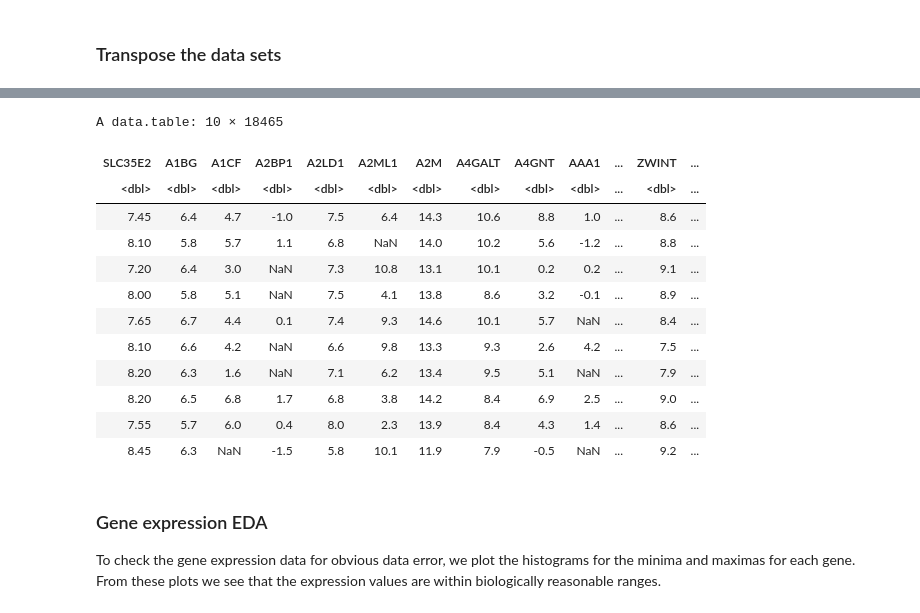
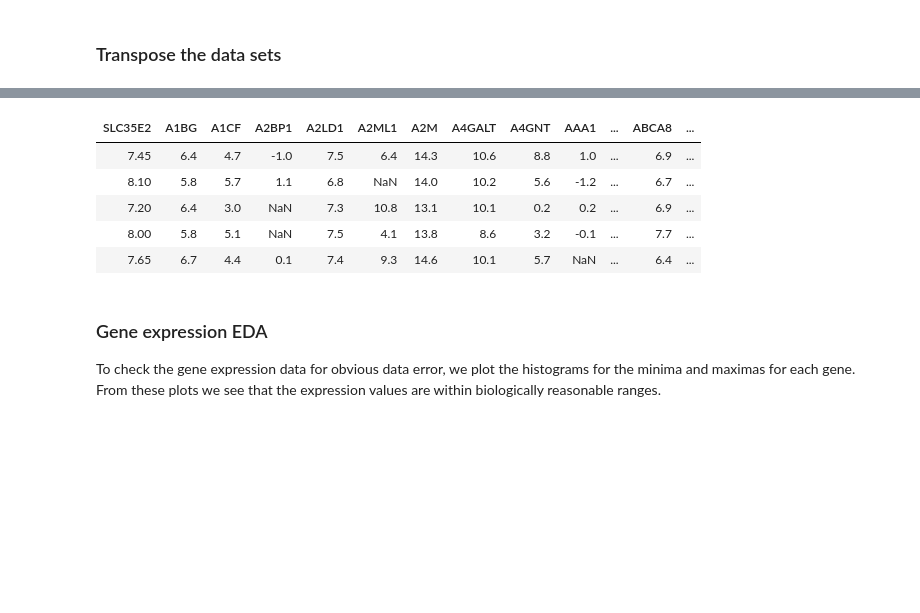
Before and after one commit to markmartorilopez/BigDataAnalytics_R, a Jupyter notebook: BigDataAnalytics_Project2021.ipynb, the cells around one changed output, grey strips where cells are left out. Saved outputs shown, nothing was run; the diff lists cells and outputs as text; code cells hidden in the pictures; blank space fills up the shorter version.

```diff
--- a/BigDataAnalytics_Project2021.ipynb
+++ b/BigDataAnalytics_Project2021.ipynb
@@ -196,19 +176,12 @@ A data.table: 10 × 123
-# %%
-head(t_expression_data,10)
-# %% [output]
-A data.table: 10 × 18465
-| SLC35E2 | A1BG | A1CF | A2BP1 | A2LD1 | A2ML1 | A2M | A4GALT | A4GNT | AAA1 | ... | ZWINT | ... |
-| <dbl> | <dbl> | <dbl> | <dbl> | <dbl> | <dbl> | <dbl> | <dbl> | <dbl> | <dbl> | ... | <dbl> | ... |
-| 7.45 | 6.4 | 4.7 | -1.0 | 7.5 | 6.4 | 14.3 | 10.6 | 8.8 | 1.0 | ... | 8.6 | ... |
-| 8.10 | 5.8 | 5.7 | 1.1 | 6.8 | NaN | 14.0 | 10.2 | 5.6 | -1.2 | ... | 8.8 | ... |
-| 7.20 | 6.4 | 3.0 | NaN | 7.3 | 10.8 | 13.1 | 10.1 | 0.2 | 0.2 | ... | 9.1 | ... |
-| 8.00 | 5.8 | 5.1 | NaN | 7.5 | 4.1 | 13.8 | 8.6 | 3.2 | -0.1 | ... | 8.9 | ... |
-| 7.65 | 6.7 | 4.4 | 0.1 | 7.4 | 9.3 | 14.6 | 10.1 | 5.7 | NaN | ... | 8.4 | ... |
-| 8.10 | 6.6 | 4.2 | NaN | 6.6 | 9.8 | 13.3 | 9.3 | 2.6 | 4.2 | ... | 7.5 | ... |
-| 8.20 | 6.3 | 1.6 | NaN | 7.1 | 6.2 | 13.4 | 9.5 | 5.1 | NaN | ... | 7.9 | ... |
-| 8.20 | 6.5 | 6.8 | 1.7 | 6.8 | 3.8 | 14.2 | 8.4 | 6.9 | 2.5 | ... | 9.0 | ... |
-| 7.55 | 5.7 | 6.0 | 0.4 | 8.0 | 2.3 | 13.9 | 8.4 | 4.3 | 1.4 | ... | 8.6 | ... |
-| 8.45 | 6.3 | NaN | -1.5 | 5.8 | 10.1 | 11.9 | 7.9 | -0.5 | NaN | ... | 9.2 | ... |
+# %%
+head(t_expression_data[1:5,1:50])
+# %% [output]
+| SLC35E2 | A1BG | A1CF | A2BP1 | A2LD1 | A2ML1 | A2M | A4GALT | A4GNT | AAA1 | ... | ABCA8 | ... |
+| 7.45 | 6.4 | 4.7 | -1.0 | 7.5 | 6.4 | 14.3 | 10.6 | 8.8 | 1.0 | ... | 6.9 | ... |
+| 8.10 | 5.8 | 5.7 | 1.1 | 6.8 | NaN | 14.0 | 10.2 | 5.6 | -1.2 | ... | 6.7 | ... |
+| 7.20 | 6.4 | 3.0 | NaN | 7.3 | 10.8 | 13.1 | 10.1 | 0.2 | 0.2 | ... | 6.9 | ... |
+| 8.00 | 5.8 | 5.1 | NaN | 7.5 | 4.1 | 13.8 | 8.6 | 3.2 | -0.1 | ... | 7.7 | ... |
+| 7.65 | 6.7 | 4.4 | 0.1 | 7.4 | 9.3 | 14.6 | 10.1 | 5.7 | NaN | ... | 6.4 | ... |
 # %% [markdown]
 ### Gene expression EDA
 
```
Also changed, not shown: parts of 23 cells of this notebook.
